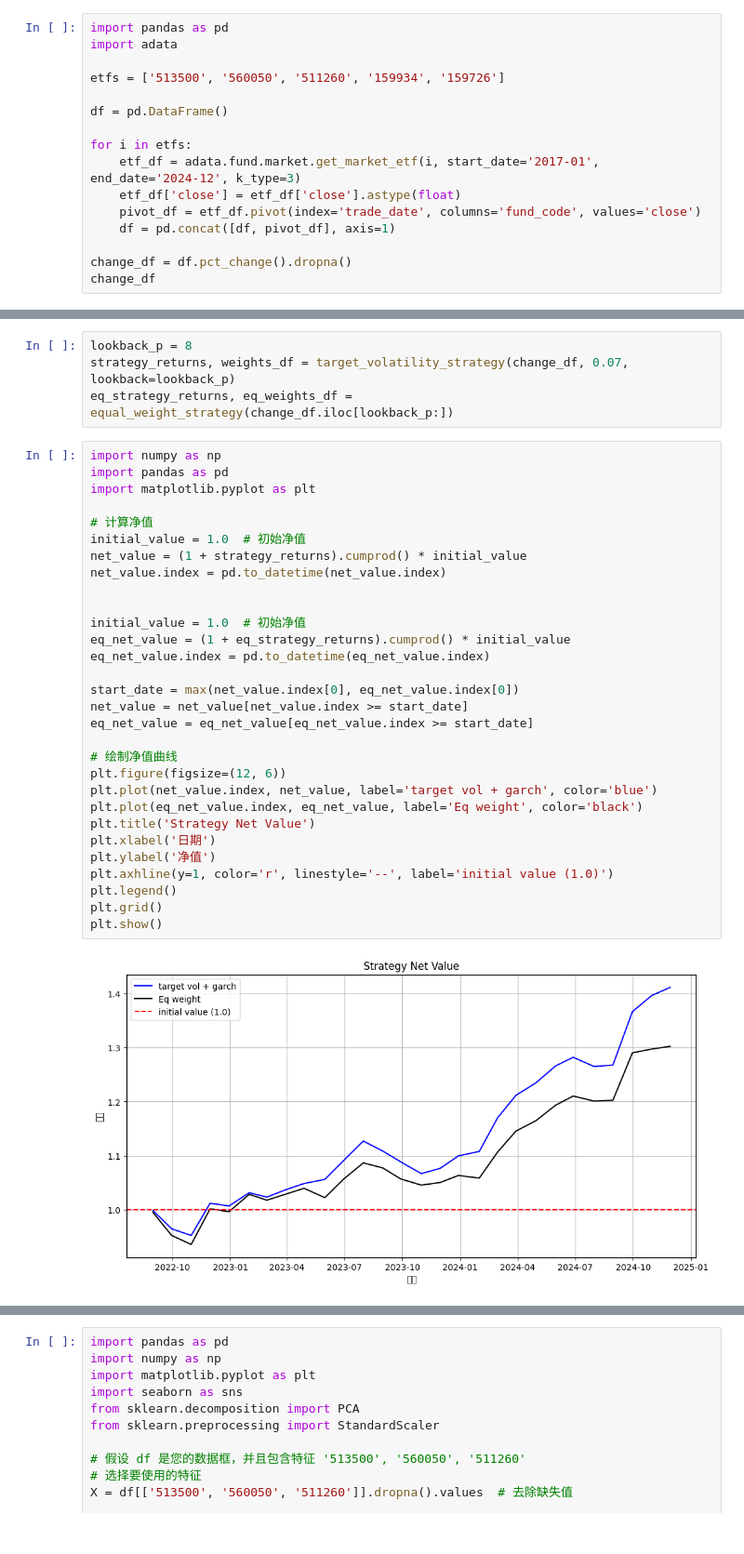
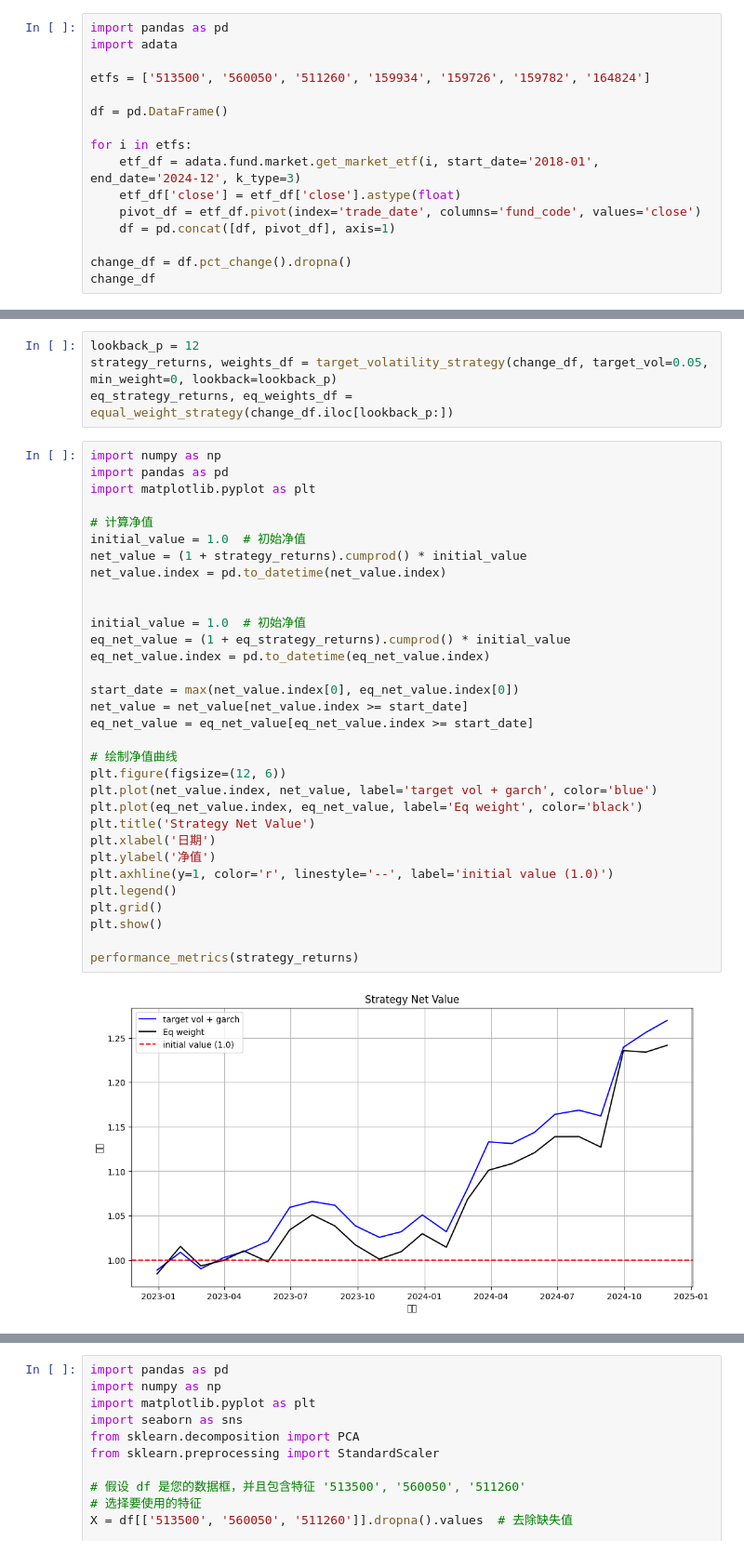
Before and after one commit to le0l1/quant-store, a Jupyter notebook: pca-state-enhance.ipynb, the cells around one changed output, grey strips where cells are left out. Shown: that part at 93% size. Drawn from its saved outputs; the diff is of its cells as text.

```diff
--- a/pca-state-enhance.ipynb
+++ b/pca-state-enhance.ipynb
@@ -2,12 +2,12 @@
 import pandas as pd
 import adata
 
-etfs = ['513500', '560050', '511260', '159934', '159726']
+etfs = ['513500', '560050', '511260', '159934', '159726', '159782', '164824']
 
 df = pd.DataFrame()
 
 for i in etfs:
-    etf_df = adata.fund.market.get_market_etf(i, start_date='2017-01', end_date='2024-12', k_type=3)
+    etf_df = adata.fund.market.get_market_etf(i, start_date='2018-01', end_date='2024-12', k_type=3)
     etf_df['close'] = etf_df['close'].astype(float)
     pivot_df = etf_df.pivot(index='trade_date', columns='fund_code', values='close')
     df = pd.concat([df, pivot_df], axis=1)
@@ -105,36 +128,38 @@ def equal_weight_strategy(returns):
 # %%
-lookback_p = 8
-strategy_returns, weights_df = target_volatility_strategy(change_df, 0.07, lookback=lookback_p)
+lookback_p = 12
+strategy_returns, weights_df = target_volatility_strategy(change_df, target_vol=0.05,  min_weight=0, lookback=lookback_p)
 eq_strategy_returns, eq_weights_df = equal_weight_strategy(change_df.iloc[lookback_p:])
 # %%
 import numpy as np
 import pandas as pd
 import matplotlib.pyplot as plt
 
 # 计算净值
 initial_value = 1.0  # 初始净值
 net_value = (1 + strategy_returns).cumprod() * initial_value
 net_value.index = pd.to_datetime(net_value.index)
 
 
 initial_value = 1.0  # 初始净值
 eq_net_value = (1 + eq_strategy_returns).cumprod() * initial_value
 eq_net_value.index = pd.to_datetime(eq_net_value.index)
 
 start_date = max(net_value.index[0], eq_net_value.index[0])
 net_value = net_value[net_value.index >= start_date]
 eq_net_value = eq_net_value[eq_net_value.index >= start_date]
 
 # 绘制净值曲线
 plt.figure(figsize=(12, 6))
 plt.plot(net_value.index, net_value, label='target vol + garch', color='blue')
 plt.plot(eq_net_value.index, eq_net_value, label='Eq weight', color='black')
 plt.title('Strategy Net Value')
 plt.xlabel('日期')
 plt.ylabel('净值')
 plt.axhline(y=1, color='r', linestyle='--', label='initial value (1.0)')
 plt.legend()
 plt.grid()
 plt.show()
+
+performance_metrics(strategy_returns)
 # %% [output]
-[figure, old version]
+[figure, new version]
```
Also changed, not shown: parts of 4 cells of this notebook.
